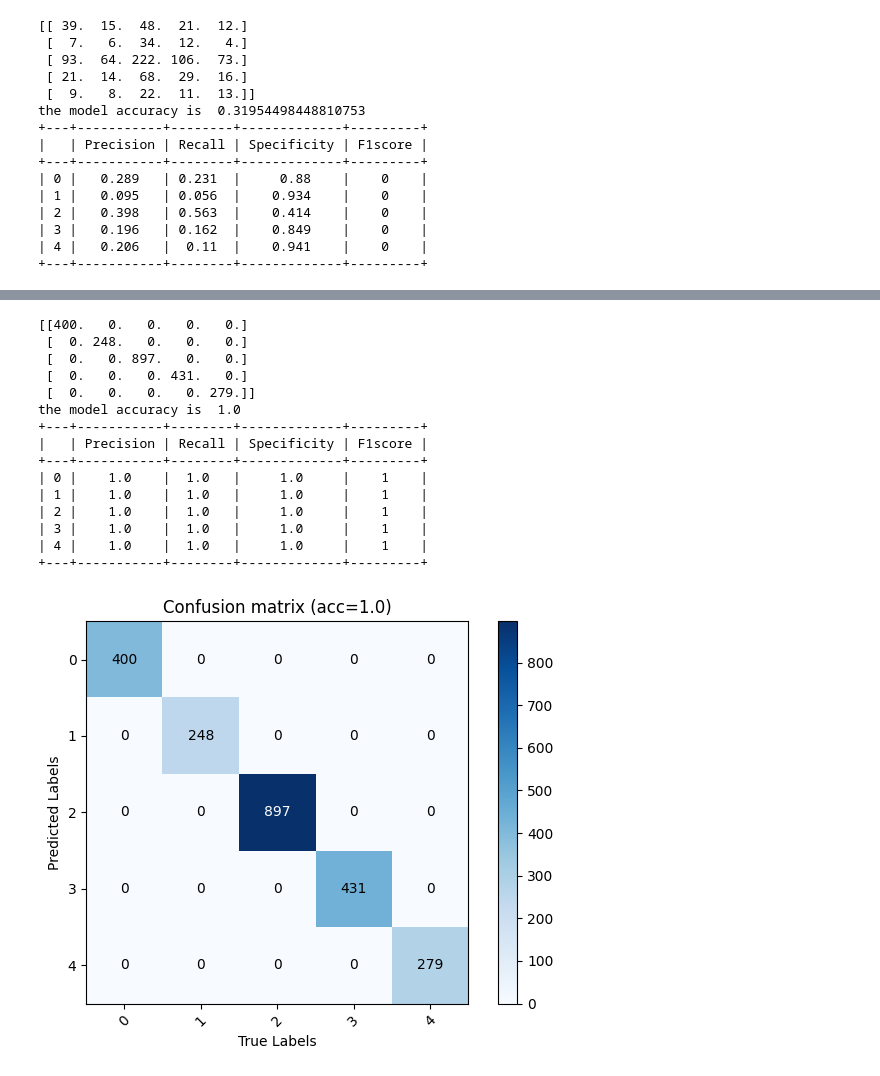
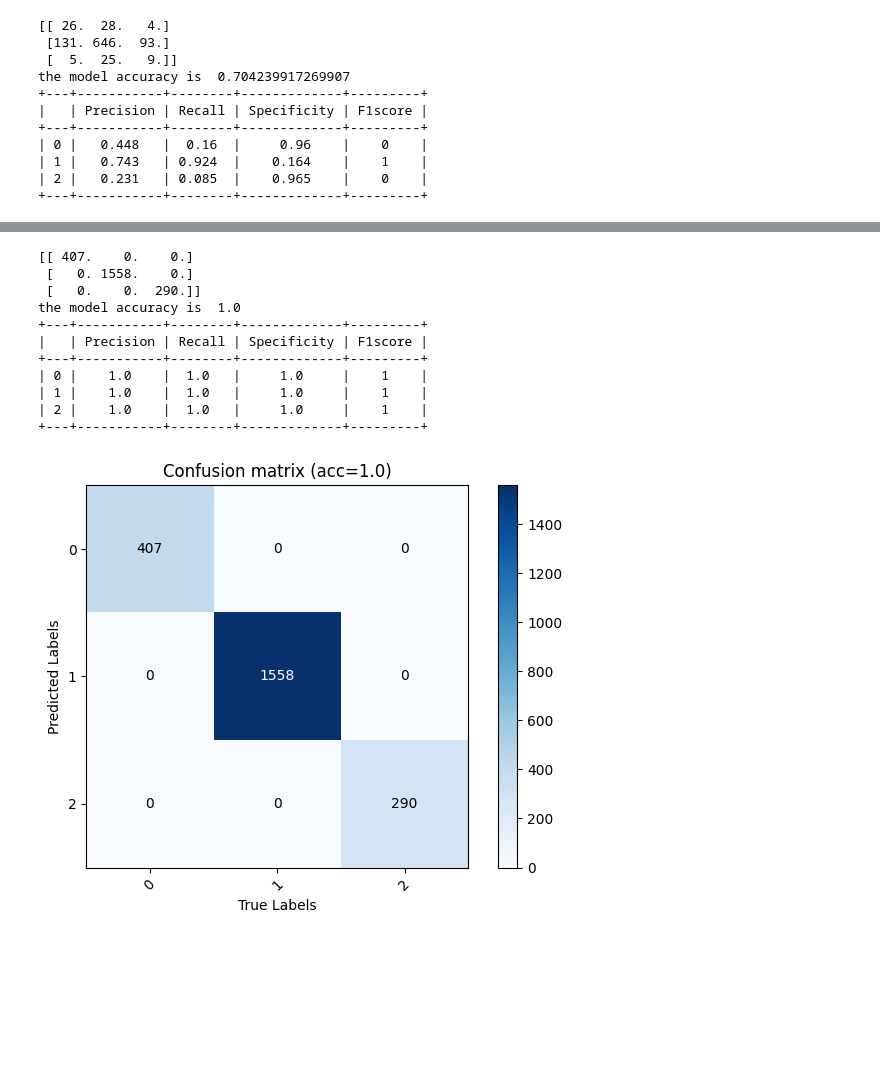
Before and after one commit to quentinRevillon/eeg-attention-classification, a Jupyter notebook: attentionAndMemory/ML_eeg.ipynb, the cells around one changed output, grey strips where cells are left out. Cells and saved outputs as stored; diff of their text form; code cells hidden in the pictures; blank space fills up the shorter version.

```diff
--- a/attentionAndMemory/ML_eeg.ipynb
+++ b/attentionAndMemory/ML_eeg.ipynb
@@ -66,7 +66,7 @@ from sklearn.model_selection import train_test_split
 X_train, X_test, y_train, y_test = train_test_split(X_flat, y_labels, test_size=0.3)
 
 # Initialiser le classifieur
-clf = RandomForestClassifier(n_estimators=50, random_state=42)
+clf = RandomForestClassifier(n_estimators=100, random_state=42)
 
 # Entraîner le modèle
 clf.fit(X_train, y_train)
@@ -74,26 +74,22 @@ clf.fit(X_train, y_train)
 
 
 import matplotlib.pyplot as plt
-confusion_1 = ConfusionMatrix(labels=['0','1','2','3','4'])
+confusion_1 = ConfusionMatrix(labels=['0','1','2'])
 confusion_1.update(clf.predict(X_test), y_test)
 confusion_1.plot()
 
-confusion_2 = ConfusionMatrix(labels=['0','1','2','3','4'])
+confusion_2 = ConfusionMatrix(labels=['0','1','2'])
 confusion_2.update(clf.predict(X_train), y_train)
 confusion_2.plot()
 # %% [output]
-[[ 39.  15.  48.  21.  12.]
- [  7.   6.  34.  12.   4.]
- [ 93.  64. 222. 106.  73.]
- [ 21.  14.  68.  29.  16.]
- [  9.   8.  22.  11.  13.]]
-the model accuracy is  0.31954498448810753
+[[ 26.  28.   4.]
+ [131. 646.  93.]
+ [  5.  25.   9.]]
+the model accuracy is  0.704239917269907
 +---+-----------+--------+-------------+---------+
 |   | Precision | Recall | Specificity | F1score |
 +---+-----------+--------+-------------+---------+
-| 0 |   0.289   | 0.231  |     0.88    |    0    |
-| 1 |   0.095   | 0.056  |    0.934    |    0    |
-| 2 |   0.398   | 0.563  |    0.414    |    0    |
-| 3 |   0.196   | 0.162  |    0.849    |    0    |
-| 4 |   0.206   |  0.11  |    0.941    |    0    |
+| 0 |   0.448   |  0.16  |     0.96    |    0    |
+| 1 |   0.743   | 0.924  |    0.164    |    1    |
+| 2 |   0.231   | 0.085  |    0.965    |    0    |
 +---+-----------+--------+-------------+---------+
@@ -101,16 +97,12 @@ the model accuracy is  0.31954498448810753
-[[400.   0.   0.   0.   0.]
- [  0. 248.   0.   0.   0.]
- [  0.   0. 897.   0.   0.]
- [  0.   0.   0. 431.   0.]
- [  0.   0.   0.   0. 279.]]
+[[ 407.    0.    0.]
+ [   0. 1558.    0.]
+ [   0.    0.  290.]]
 the model accuracy is  1.0
 +---+-----------+--------+-------------+---------+
 |   | Precision | Recall | Specificity | F1score |
 +---+-----------+--------+-------------+---------+
 | 0 |    1.0    |  1.0   |     1.0     |    1    |
 | 1 |    1.0    |  1.0   |     1.0     |    1    |
 | 2 |    1.0    |  1.0   |     1.0     |    1    |
-| 3 |    1.0    |  1.0   |     1.0     |    1    |
-| 4 |    1.0    |  1.0   |     1.0     |    1    |
 +---+-----------+--------+-------------+---------+
-[figure, old version]
+[figure, new version]
```
Also changed, not shown: parts of 3 cells of this notebook, 2 other files.
